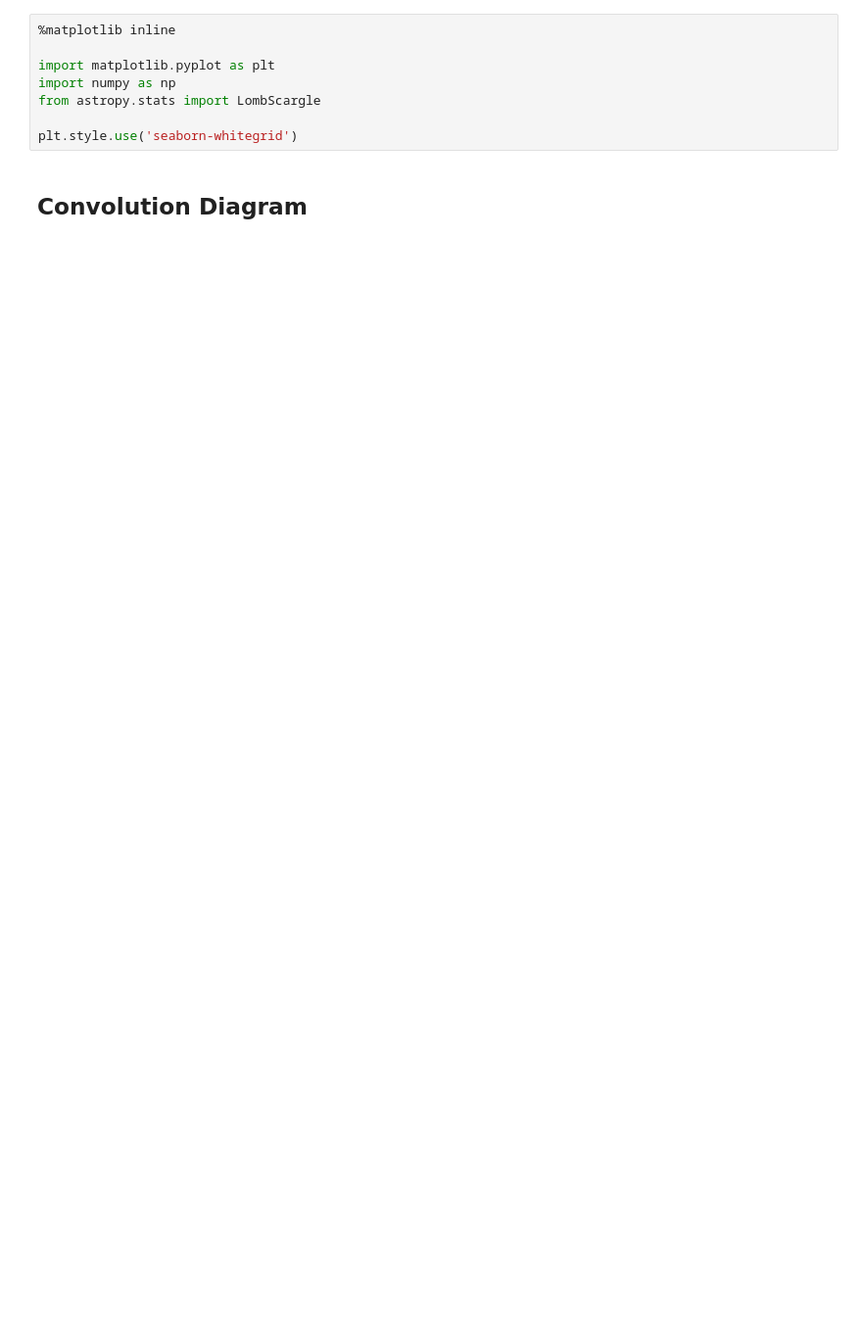
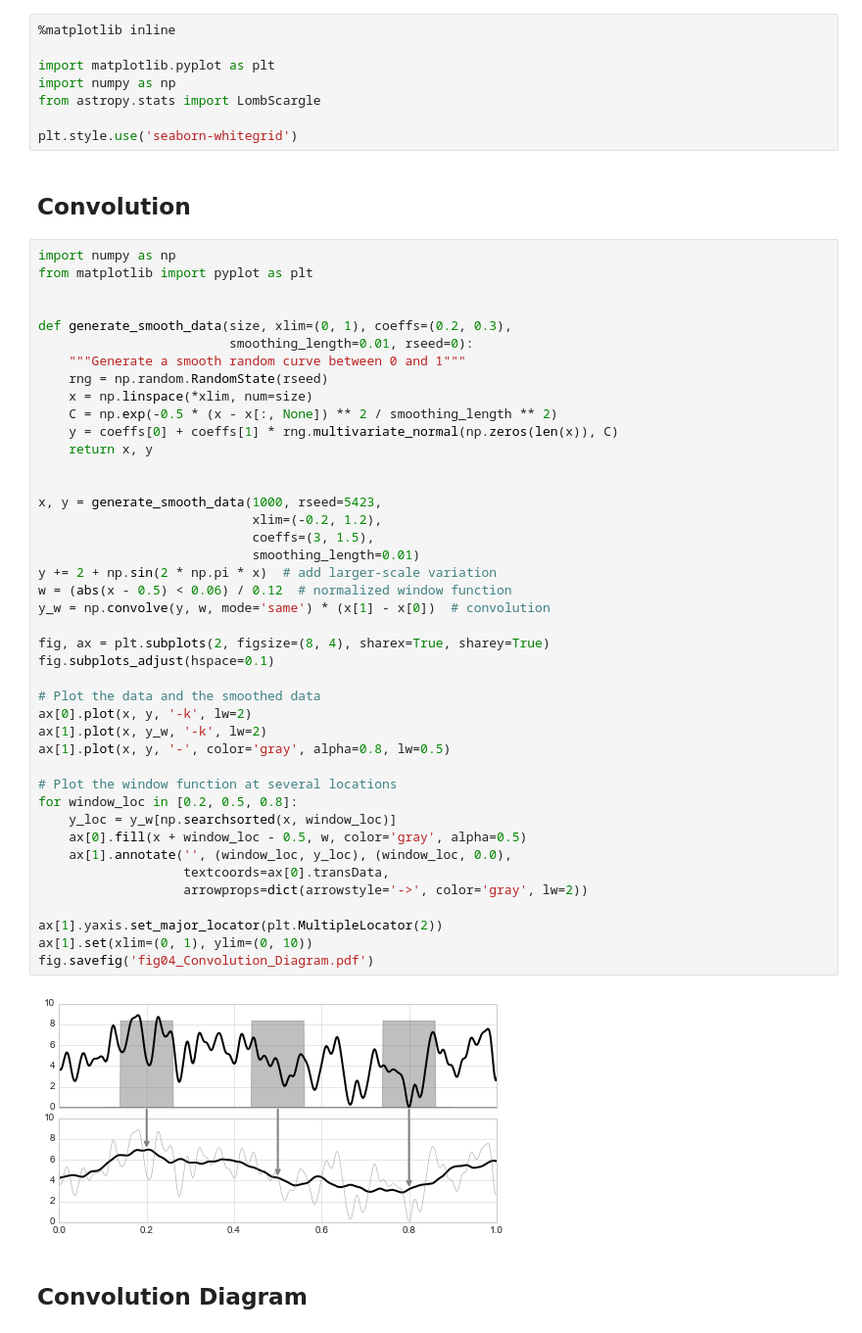
Before and after one commit to jakevdp/PracticalLombScargle, a Jupyter notebook: figures/WindowFunctions.ipynb, the cells around one changed output. Shown: that part at 98% size. Cells and saved outputs as stored; diff of their text form; blank space fills up the shorter version.

```diff
--- a/figures/WindowFunctions.ipynb
+++ b/figures/WindowFunctions.ipynb
@@ -6,6 +6,52 @@ import numpy as np
 from astropy.stats import LombScargle
 
 plt.style.use('seaborn-whitegrid')
+# %% [markdown]
+## Convolution
+# %%
+import numpy as np
+from matplotlib import pyplot as plt
+
+
+def generate_smooth_data(size, xlim=(0, 1), coeffs=(0.2, 0.3),
+                         smoothing_length=0.01, rseed=0):
+    """Generate a smooth random curve between 0 and 1"""
+    rng = np.random.RandomState(rseed)
+    x = np.linspace(*xlim, num=size)
+    C = np.exp(-0.5 * (x - x[:, None]) ** 2 / smoothing_length ** 2)
+    y = coeffs[0] + coeffs[1] * rng.multivariate_normal(np.zeros(len(x)), C)
+    return x, y
+
+
+x, y = generate_smooth_data(1000, rseed=5423,
+                            xlim=(-0.2, 1.2),
+                            coeffs=(3, 1.5),
+                            smoothing_length=0.01)
+y += 2 + np.sin(2 * np.pi * x)  # add larger-scale variation
+w = (abs(x - 0.5) < 0.06) / 0.12  # normalized window function
+y_w = np.convolve(y, w, mode='same') * (x[1] - x[0])  # convolution
+
+fig, ax = plt.subplots(2, figsize=(8, 4), sharex=True, sharey=True)
+fig.subplots_adjust(hspace=0.1)
+
+# Plot the data and the smoothed data
+ax[0].plot(x, y, '-k', lw=2)
+ax[1].plot(x, y_w, '-k', lw=2)
+ax[1].plot(x, y, '-', color='gray', alpha=0.8, lw=0.5)
+
+# Plot the window function at several locations
+for window_loc in [0.2, 0.5, 0.8]:
+    y_loc = y_w[np.searchsorted(x, window_loc)]
+    ax[0].fill(x + window_loc - 0.5, w, color='gray', alpha=0.5)
+    ax[1].annotate('', (window_loc, y_loc), (window_loc, 0.0),
+                   textcoords=ax[0].transData,
+                   arrowprops=dict(arrowstyle='->', color='gray', lw=2))
+
+ax[1].yaxis.set_major_locator(plt.MultipleLocator(2))
+ax[1].set(xlim=(0, 1), ylim=(0, 10))
+fig.savefig('fig04_Convolution_Diagram.pdf')
+# %% [output]
+[figure, added]
 # %% [markdown]
 ## Convolution Diagram
 # %%
```
Also changed, not shown: parts of 1 cell of this notebook, 2 other files.
